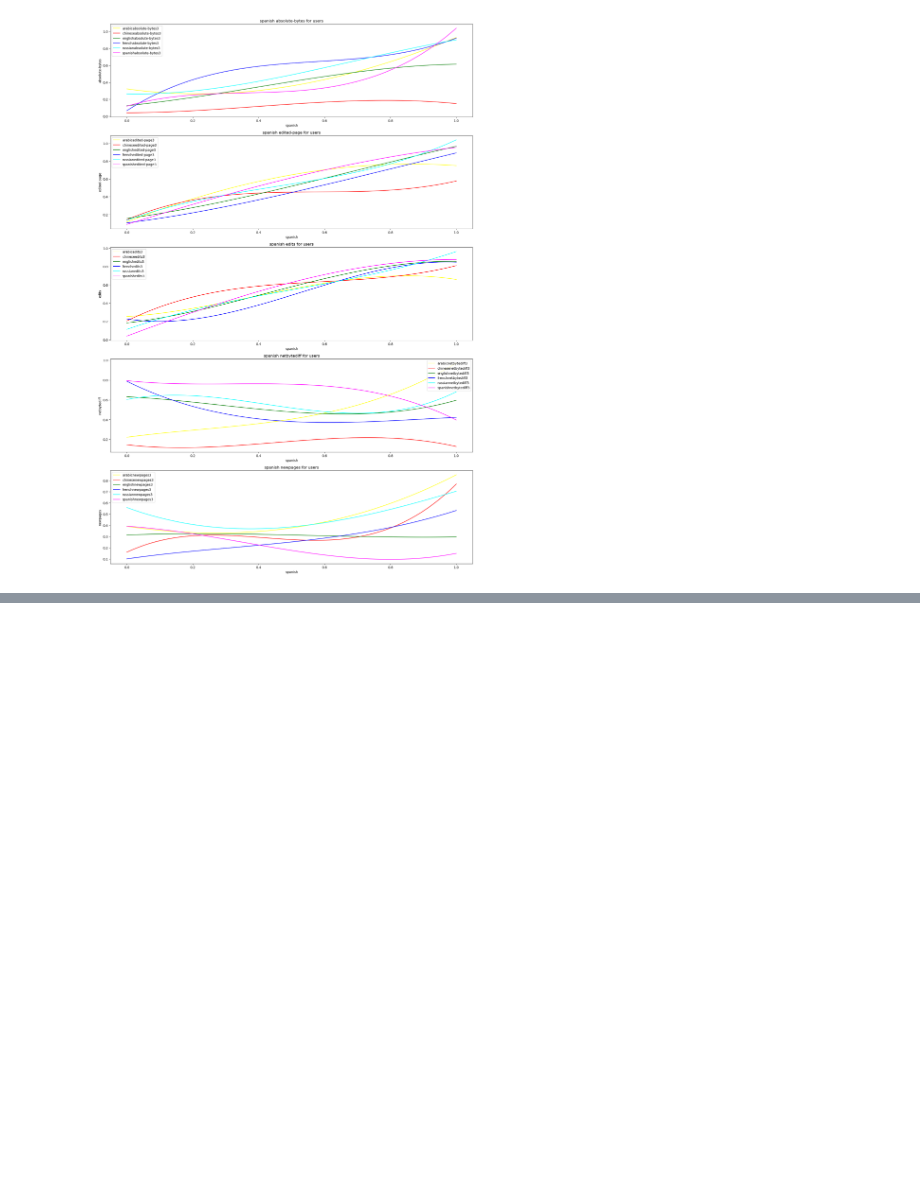
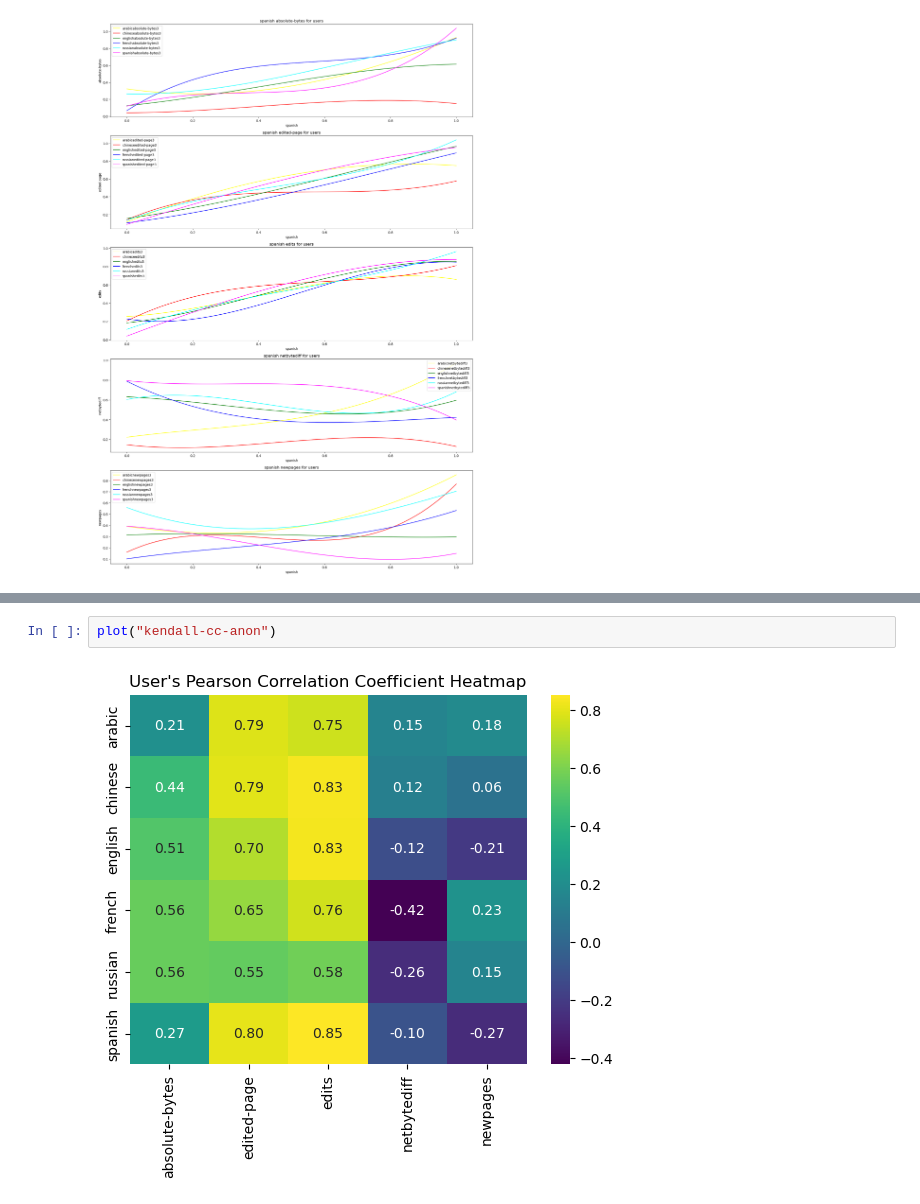
Before and after one commit to aryas0ng/wikipedia-analysis, a Jupyter notebook: plot.ipynb, the cells around one changed output, grey strips where cells are left out. Drawn from its saved outputs; the diff is of its cells as text; blank space fills up the shorter version.

Commit message:
add graphs

```diff
--- a/plot.ipynb
+++ b/plot.ipynb
@@ -189 +213,5 @@ plot("pearson-p-anon")
 [figure]
+# %%
+plot("kendall-cc-anon")
+# %% [output]
+[figure, added]
```
Also changed, not shown: parts of 9 cells of this notebook, 20 other files.
